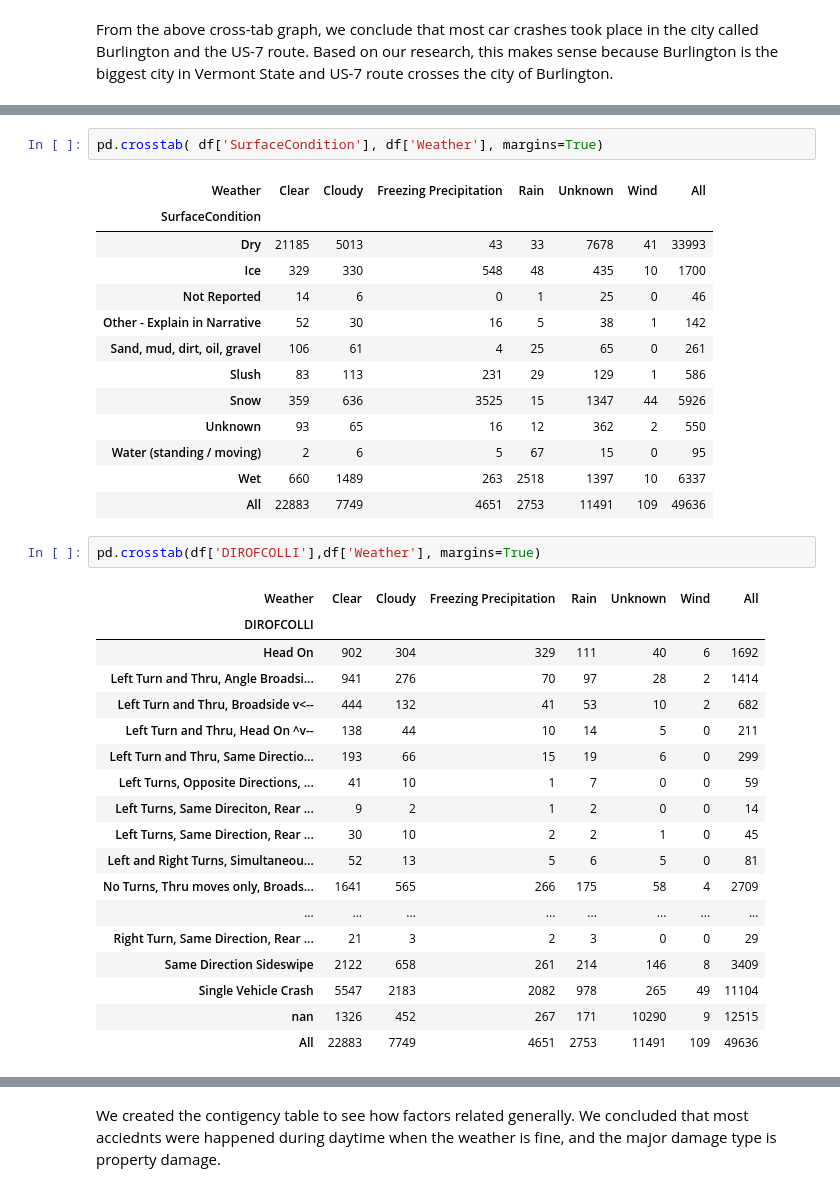
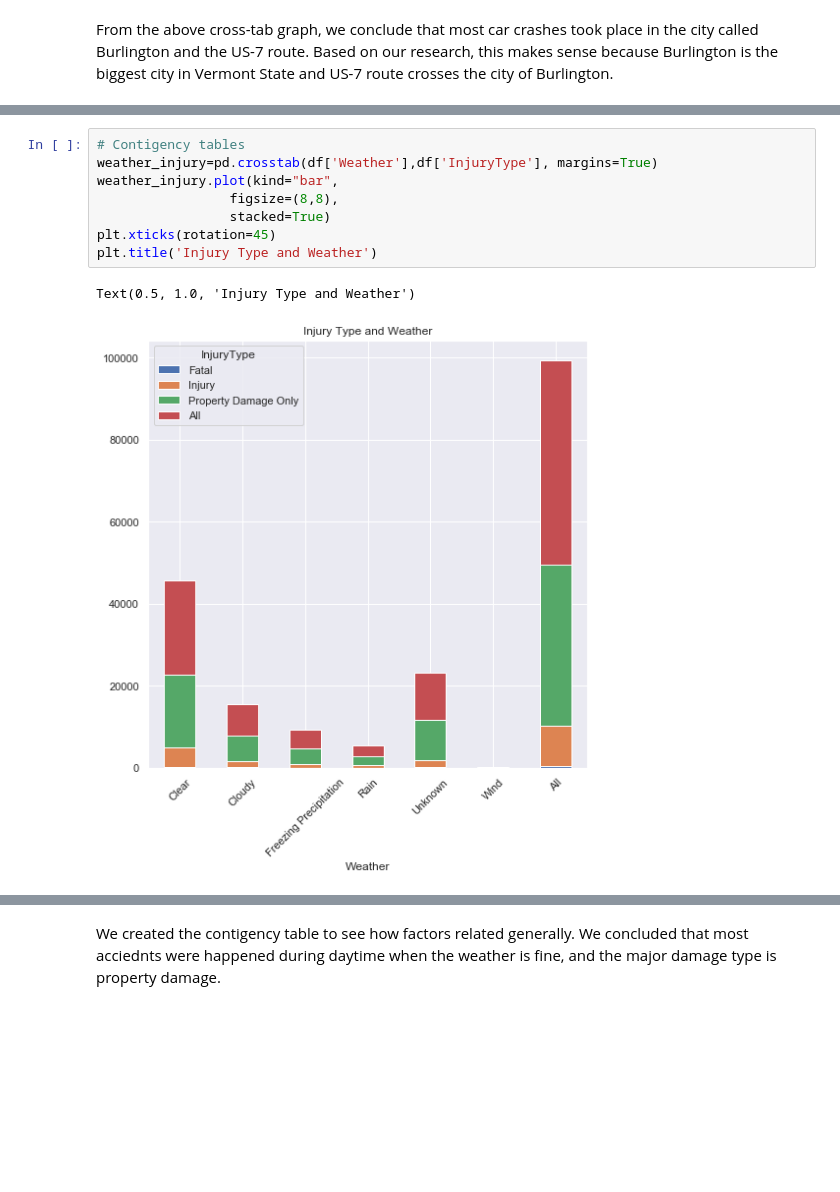
Before and after one commit to bmccxd/IST-5520-SP20-G1, a Jupyter notebook: Data Analysis-Group 1.ipynb, the cells around one changed output, grey strips where cells are left out. Drawn from its saved outputs; the diff is of its cells as text; blank space fills up the shorter version.

```diff
--- a/Data Analysis-Group 1.ipynb
+++ b/Data Analysis-Group 1.ipynb
@@ -318,37 +301,11 @@ pd.crosstab(df['InjuryType'],df['DayNight'], margins=True)
-# %%
-pd.crosstab( df['SurfaceCondition'], df['Weather'], margins=True)
-# %% [output]
-| Weather | Clear | Cloudy | Freezing Precipitation | Rain | Unknown | Wind | All |
-| SurfaceCondition |  |  |  |  |  |  |  |
-| Dry | 21185 | 5013 | 43 | 33 | 7678 | 41 | 33993 |
-| Ice | 329 | 330 | 548 | 48 | 435 | 10 | 1700 |
-| Not Reported | 14 | 6 | 0 | 1 | 25 | 0 | 46 |
-| Other - Explain in Narrative | 52 | 30 | 16 | 5 | 38 | 1 | 142 |
-| Sand, mud, dirt, oil, gravel | 106 | 61 | 4 | 25 | 65 | 0 | 261 |
-| Slush | 83 | 113 | 231 | 29 | 129 | 1 | 586 |
-| Snow | 359 | 636 | 3525 | 15 | 1347 | 44 | 5926 |
-| Unknown | 93 | 65 | 16 | 12 | 362 | 2 | 550 |
-| Water (standing / moving) | 2 | 6 | 5 | 67 | 15 | 0 | 95 |
-| Wet | 660 | 1489 | 263 | 2518 | 1397 | 10 | 6337 |
-| All | 22883 | 7749 | 4651 | 2753 | 11491 | 109 | 49636 |
-# %%
-pd.crosstab(df['DIROFCOLLI'],df['Weather'], margins=True)
-# %% [output]
-| Weather | Clear | Cloudy | Freezing Precipitation | Rain | Unknown | Wind | All |
-| DIROFCOLLI |  |  |  |  |  |  |  |
-| Head On | 902 | 304 | 329 | 111 | 40 | 6 | 1692 |
-| Left Turn and Thru, Angle Broadsi... | 941 | 276 | 70 | 97 | 28 | 2 | 1414 |
-| Left Turn and Thru, Broadside v<-- | 444 | 132 | 41 | 53 | 10 | 2 | 682 |
-| Left Turn and Thru, Head On ^v-- | 138 | 44 | 10 | 14 | 5 | 0 | 211 |
-| Left Turn and Thru, Same Directio... | 193 | 66 | 15 | 19 | 6 | 0 | 299 |
-| Left Turns, Opposite Directions, ... | 41 | 10 | 1 | 7 | 0 | 0 | 59 |
-| Left Turns, Same Direciton, Rear ... | 9 | 2 | 1 | 2 | 0 | 0 | 14 |
-| Left Turns, Same Direction, Rear ... | 30 | 10 | 2 | 2 | 1 | 0 | 45 |
-| Left and Right Turns, Simultaneou... | 52 | 13 | 5 | 6 | 5 | 0 | 81 |
-| No Turns, Thru moves only, Broads... | 1641 | 565 | 266 | 175 | 58 | 4 | 2709 |
-| ... | ... | ... | ... | ... | ... | ... | ... |
-| Right Turn, Same Direction, Rear ... | 21 | 3 | 2 | 3 | 0 | 0 | 29 |
-| Same Direction Sideswipe | 2122 | 658 | 261 | 214 | 146 | 8 | 3409 |
-| Single Vehicle Crash | 5547 | 2183 | 2082 | 978 | 265 | 49 | 11104 |
-| nan | 1326 | 452 | 267 | 171 | 10290 | 9 | 12515 |
-| All | 22883 | 7749 | 4651 | 2753 | 11491 | 109 | 49636 |
+# %%
+# Contigency tables
+weather_injury=pd.crosstab(df['Weather'],df['InjuryType'], margins=True)
+weather_injury.plot(kind="bar",
+                 figsize=(8,8),
+                 stacked=True)
+plt.xticks(rotation=45)
+plt.title('Injury Type and Weather')
+# %% [output]
+Text(0.5, 1.0, 'Injury Type and Weather')
+[figure, added]
```
Also changed, not shown: parts of 15 cells of this notebook, 1 other file.
